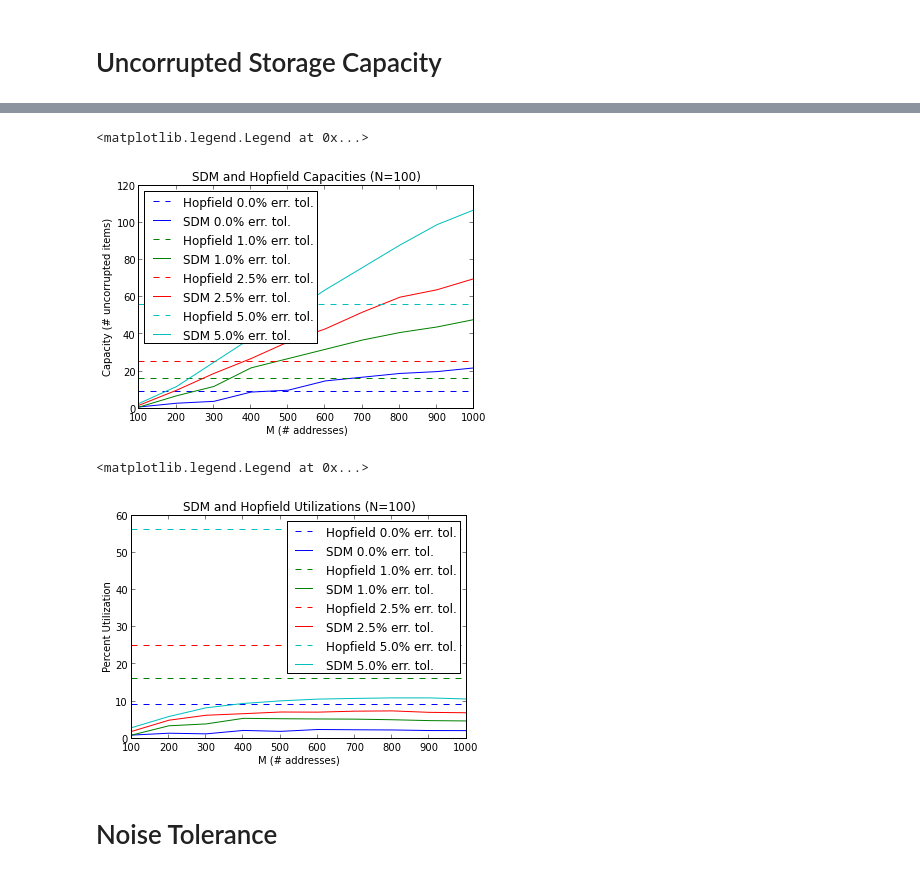
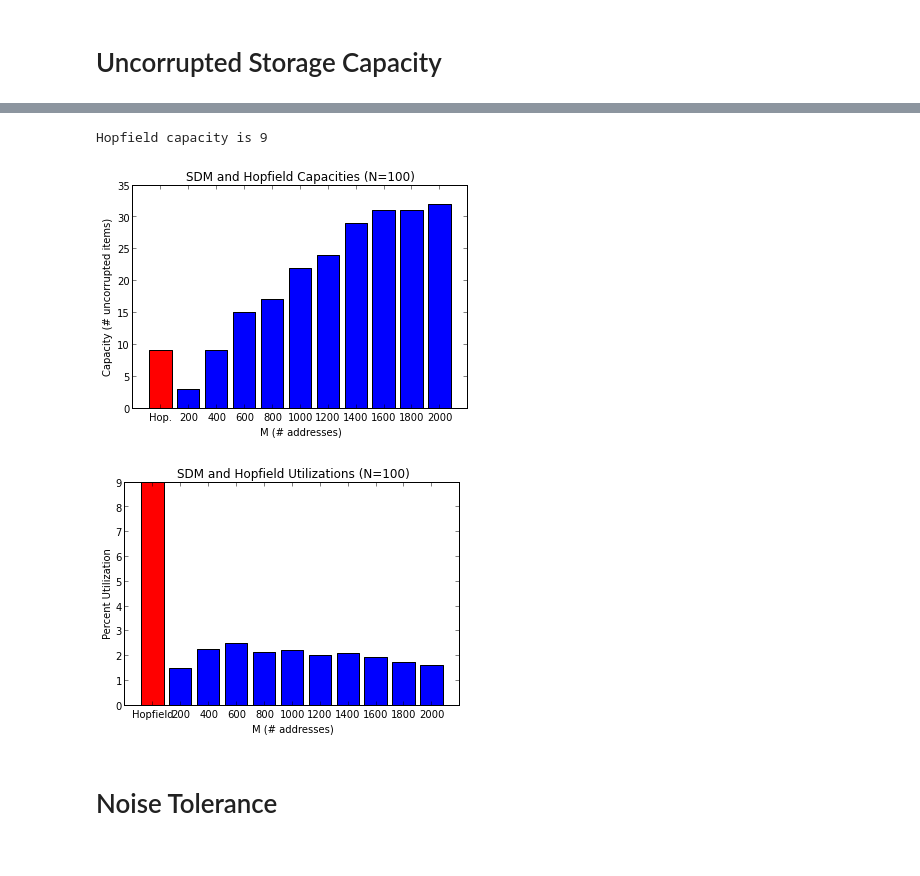
Before and after one commit to berkeley-cocosci/bayes-sdm, a Jupyter notebook: comparisons.ipynb, the cells around one changed output, grey strips where cells are left out. Saved outputs shown, nothing was run; the diff lists cells and outputs as text; code cells hidden in the pictures.

Commit message:
Error tolerance code

```diff
--- a/comparisons.ipynb
+++ b/comparisons.ipynb
@@ -41,12 +41,18 @@ n = 100
 
 # hamming distance encompasses 2.5% of addresses
 D = float((n / 2.) - (np.sqrt(n*(0.5**2)) * 1.96))
+M = np.arange(200, 1+2000, 200)
 
 # error thresholds
-thresh = np.array([0, 0.01, 0.025, 0.05])
+thresh = 0.0
+
+# noise
+noise = np.array([0.0, 0.01, 0.02, 0.04, 0.08, 0.16])
 
 # number of simulations to run
 iters = 100
+
+colors = ['b', 'g', 'r', 'c', 'm', 'y', 'k']
 # %% [markdown]
 # Uncorrupted Storage Capacity
 # %%
@@ -65,47 +87,47 @@ for tidx, t in enumerate(thresh):
 # %%
 # How many random, uncorrelated inputs can the Hopfield net store?
-hop_capacity = np.empty(thresh.size)
-k = 1
-for tidx, t in enumerate(thresh):
-    k = metrics.test_capacity(
-	int(n), k=int(k), iters=int(iters),
-	thresh=float(t), verbose=False)
-    hop_capacity[tidx] = k-1
-    #print "capacity is %d (%d%% error tolerance)" % (k-1, t*100)
+k = metrics.test_capacity(
+    int(n), k=1, iters=int(iters),
+    thresh=thresh, verbose=False) - 1
+hop_capacity = k
+print "Hopfield capacity is %d" % k
+# %% [output]
+Hopfield capacity is 9
 # %%
 # plot the storage capacity as a function of address space size
-plt.clf()
-colors = ['b', 'g', 'r', 'c']
-for tidx, t in enumerate(thresh):
-    plt.plot(M, hop_capacity[tidx, None]*np.ones_like(M),
-	     label='Hopfield %.1f%% err. tol.' % (t*100),
-	     color=colors[tidx], linestyle='--')
-    plt.plot(M, sdm_capacity[tidx],
-	     label='SDM %.1f%% err. tol.' % (t*100),
-	     color=colors[tidx], linestyle='-')
+util.set_fig_properties()
+data = np.hstack([hop_capacity, sdm_capacity])
+x = np.arange(data.size)
+labels = np.hstack(["Hop.", M])
+
+plt.bar(x[:1], data[:1], align='center', color='r')
+plt.bar(x[1:], data[1:], align='center', color='b')
+
+plt.xticks(x, labels)
+plt.xlim(-1, data.size)
 plt.xlabel("M (# addresses)")
 plt.ylabel("Capacity (# uncorrupted items)")
 plt.title("SDM and Hopfield Capacities (N=%d)" % n)
 plt.legend(loc=0)
 # %% [output]
-<matplotlib.legend.Legend at 0x...>
-[figure, old version]
+[figure, new version]
 # %%
 # plot the utilization as a function of address space size
-plt.clf()
-for tidx, t in enumerate(thresh):
-    plt.plot(M, 100*hop_capacity[tidx, None]*np.ones_like(M) / float(n),
-	     label='Hopfield %.1f%% err. tol.' % (t*100),
-	     color=colors[tidx], linestyle='--')
-    plt.plot(M, 100 * sdm_capacity[tidx] / M.astype('f8'),
-	     label='SDM %.1f%% err. tol.' % (t*100),
-	     color=colors[tidx], linestyle='-')
+util.set_fig_properties()
+data = np.hstack([100*hop_capacity/float(n), 100*sdm_capacity/M.astype('f8')])
+x = np.arange(data.size)
+labels = np.hstack(["Hop.", M])
+
+plt.bar(x[:1], data[:1], align='center', color='r')
+plt.bar(x[1:], data[1:], align='center', color='b')
+
+plt.xticks(x, labels)
+plt.xlim(-1, data.size)
 plt.xlabel("M (# addresses)")
 plt.ylabel("Percent Utilization")
 plt.title("SDM and Hopfield Utilizations (N=%d)" % n)
 plt.legend(loc=0)
 # %% [output]
-<matplotlib.legend.Legend at 0x...>
-[figure, old version]
+[figure, new version]
 # %% [markdown]
 # Noise Tolerance
```
Also changed, not shown: parts of 5 cells of this notebook, 3 other files.
